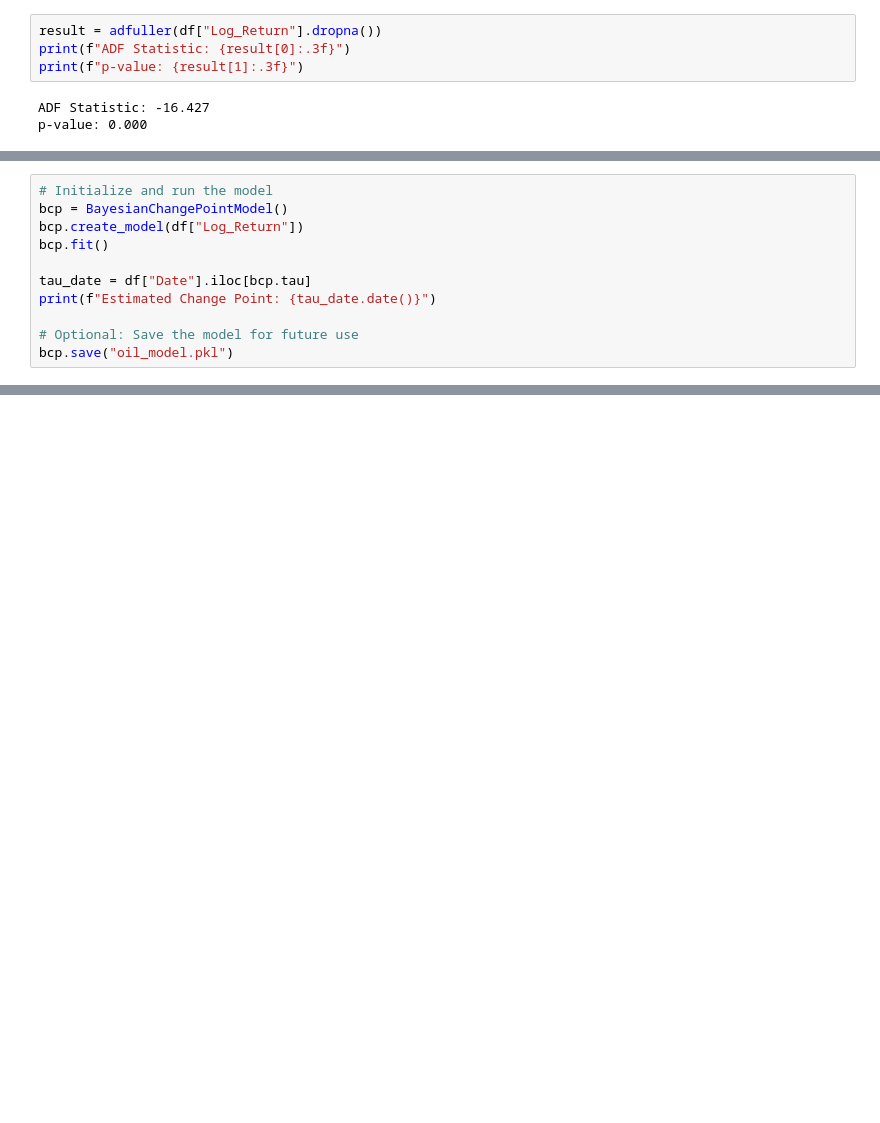
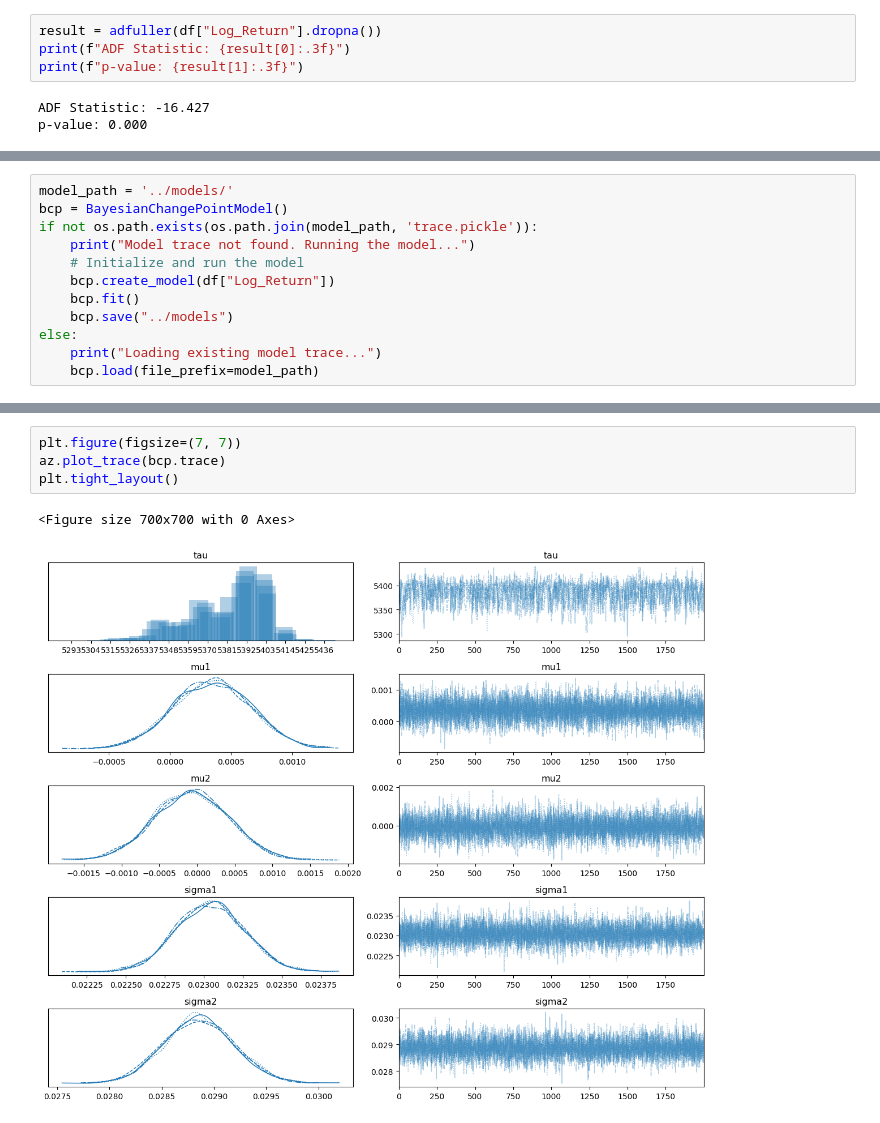
Before and after one commit to estif-lul/oil_price_change_point_detection, a Jupyter notebook: notebooks/eda.ipynb, the cells around one changed output, grey strips where cells are left out. Cells and saved outputs as stored; diff of their text form; blank space fills up the shorter version.

```diff
--- a/notebooks/eda.ipynb
+++ b/notebooks/eda.ipynb
@@ -71,12 +46,13 @@ ValueError: Not enough samples to build a trace.
 # %%
-# Initialize and run the model
+model_path = '../models/'
 bcp = BayesianChangePointModel()
-bcp.create_model(df["Log_Return"])
-bcp.fit()
-
-tau_date = df["Date"].iloc[bcp.tau]
-print(f"Estimated Change Point: {tau_date.date()}")
-
-# Optional: Save the model for future use
-bcp.save("oil_model.pkl")
+if not os.path.exists(os.path.join(model_path, 'trace.pickle')):
+    print("Model trace not found. Running the model...")
+    # Initialize and run the model
+    bcp.create_model(df["Log_Return"])
+    bcp.fit()
+    bcp.save("../models")
+else:
+    print("Loading existing model trace...")
+    bcp.load(file_prefix=model_path)
 # %% [output]
@@ -89,0 +78,7 @@ ValueError: Not enough samples to build a trace.
+# %%
+plt.figure(figsize=(7, 7))
+az.plot_trace(bcp.trace)
+plt.tight_layout()
+# %% [output]
+<Figure size 700x700 with 0 Axes>
+[figure, added]
```
Also changed, not shown: parts of 12 cells of this notebook, 3 other files.
